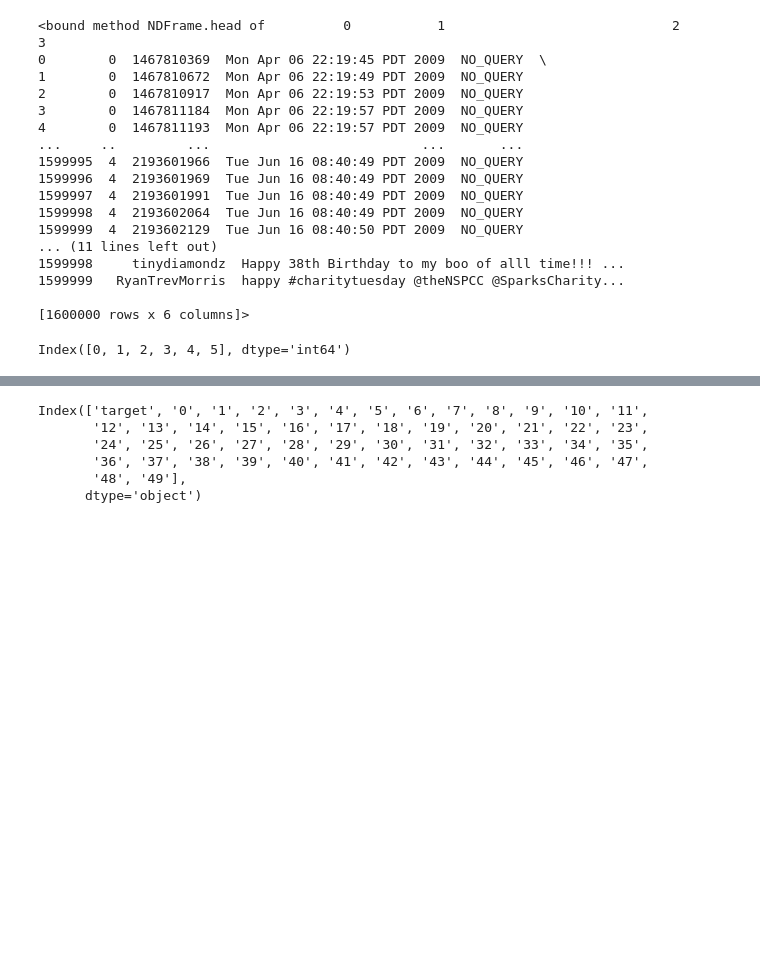
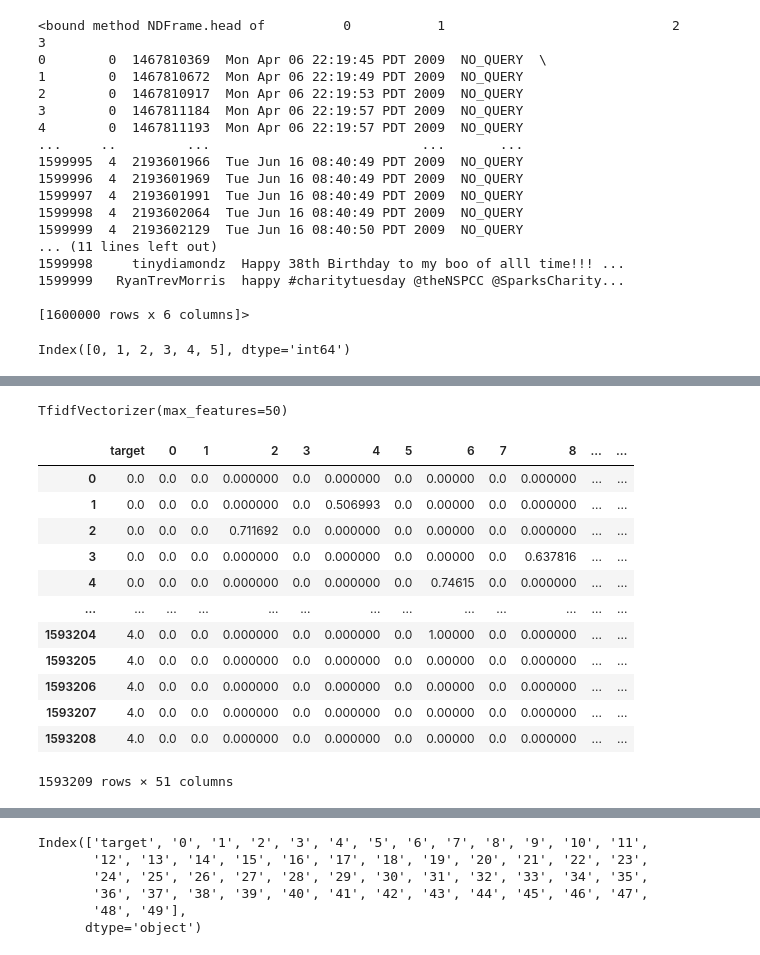
Before and after one commit to Rudrransh17/Tweet-Sentiment-Identifier, a Jupyter notebook: model.ipynb, the cells around one changed output, grey strips where cells are left out. Saved outputs shown, nothing was run; the diff lists cells and outputs as text; code cells hidden in the pictures; blank space fills up the shorter version.

```diff
--- a/model.ipynb
+++ b/model.ipynb
@@ -97,2 +97,7 @@ df.head
 
 [1600001 rows x 2 columns]>
+# %%
+# Drop rows with empty values in column 1
+df = df.dropna(subset=[1])
+
+df.shape
@@ -99,12 +126,11 @@ df.head
+# %%
+# Perform TF-IDF encoding and create vectors of size 50
+vectorizer = TfidfVectorizer(max_features=50)
+vectorizer.fit(token_lists)
+# %% [output]
+TfidfVectorizer(max_features=50)
 # %%
-from sklearn.feature_extraction.text import TfidfVectorizer
-
-# Retrieve column 1 and convert it to a list of token lists
-token_lists = df[1]
-
-# Perform TF-IDF encoding and create vectors of size 50
-vectorizer = TfidfVectorizer(max_features=50)
-tfidf_vectors = vectorizer.fit_transform(token_lists).toarray()
+tfidf_vectors = vectorizer.transform(token_lists).toarray()
 
 # Create a new DataFrame with the vectors and column 0
 new_df = pd.DataFrame(tfidf_vectors)
@@ -112,6 +138,22 @@ new_df.insert(0, "target", df[0])
 
 # Save the new DataFrame to a new CSV file
 new_df.to_csv('Tweet_Data\\vectors_vs_tokens.csv', index=False)
+# %%
+new_df
+# %% [output]
+|  | target | 0 | 1 | 2 | 3 | 4 | 5 | 6 | 7 | 8 | ... | ... |
+| 0 | 0.0 | 0.0 | 0.0 | 0.000000 | 0.0 | 0.000000 | 0.0 | 0.00000 | 0.0 | 0.000000 | ... | ... |
+| 1 | 0.0 | 0.0 | 0.0 | 0.000000 | 0.0 | 0.506993 | 0.0 | 0.00000 | 0.0 | 0.000000 | ... | ... |
+| 2 | 0.0 | 0.0 | 0.0 | 0.711692 | 0.0 | 0.000000 | 0.0 | 0.00000 | 0.0 | 0.000000 | ... | ... |
+| 3 | 0.0 | 0.0 | 0.0 | 0.000000 | 0.0 | 0.000000 | 0.0 | 0.00000 | 0.0 | 0.637816 | ... | ... |
+| 4 | 0.0 | 0.0 | 0.0 | 0.000000 | 0.0 | 0.000000 | 0.0 | 0.74615 | 0.0 | 0.000000 | ... | ... |
+| ... | ... | ... | ... | ... | ... | ... | ... | ... | ... | ... | ... | ... |
+| 1593204 | 4.0 | 0.0 | 0.0 | 0.000000 | 0.0 | 0.000000 | 0.0 | 1.00000 | 0.0 | 0.000000 | ... | ... |
+| 1593205 | 4.0 | 0.0 | 0.0 | 0.000000 | 0.0 | 0.000000 | 0.0 | 0.00000 | 0.0 | 0.000000 | ... | ... |
+| 1593206 | 4.0 | 0.0 | 0.0 | 0.000000 | 0.0 | 0.000000 | 0.0 | 0.00000 | 0.0 | 0.000000 | ... | ... |
+| 1593207 | 4.0 | 0.0 | 0.0 | 0.000000 | 0.0 | 0.000000 | 0.0 | 0.00000 | 0.0 | 0.000000 | ... | ... |
+| 1593208 | 4.0 | 0.0 | 0.0 | 0.000000 | 0.0 | 0.000000 | 0.0 | 0.00000 | 0.0 | 0.000000 | ... | ... |
+1593209 rows × 51 columns
 # %%
 del df
 del new_df
```
Also changed, not shown: parts of 23 cells of this notebook, 1 other file.
